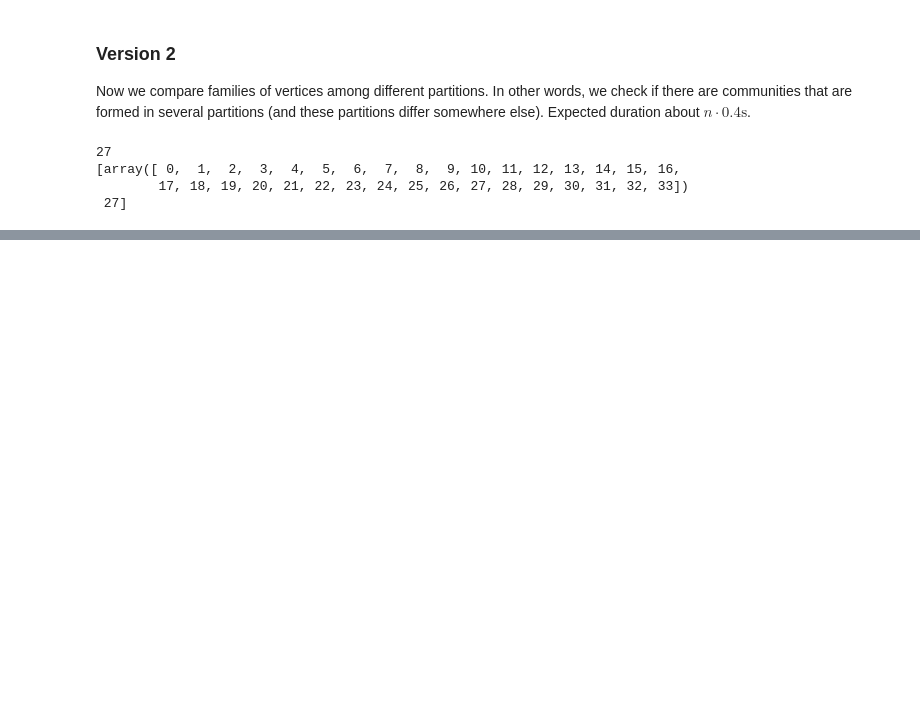
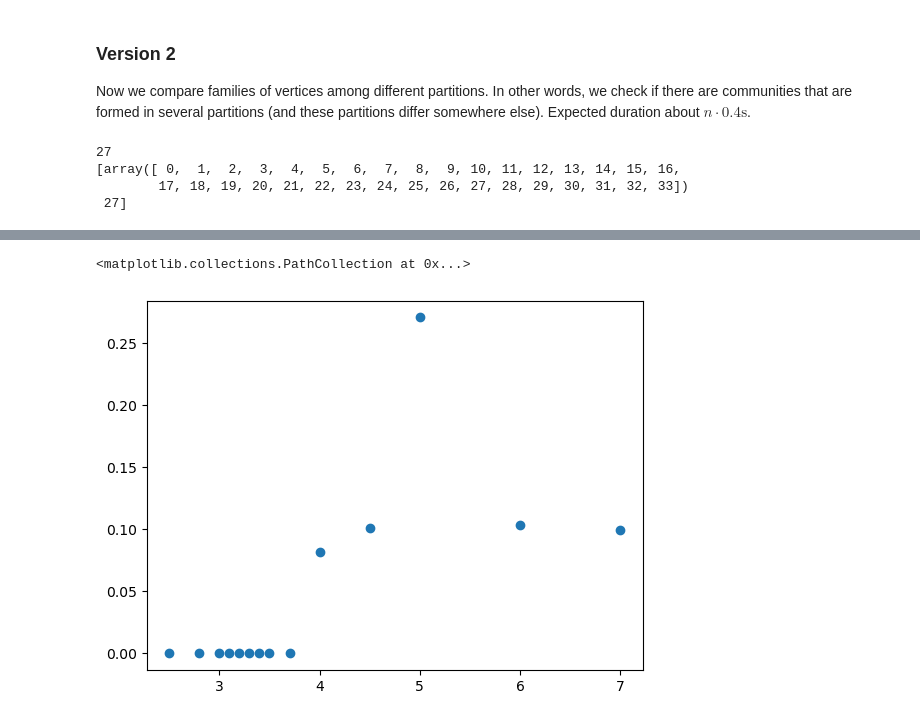
Before and after one commit to ArneWolf/Bd_confidence_communities, a Jupyter notebook: Main.ipynb, the cells around one changed output, grey strips where cells are left out. Drawn from its saved outputs; the diff is of its cells as text; code cells hidden in the pictures; blank space fills up the shorter version.

Commit message:
wrote output routine

```diff
--- a/Main.ipynb
+++ b/Main.ipynb
@@ -168,14 +168,14 @@ Now we compare families of vertices among different partitions. In other words,
 # %%
 n=100
 G=nx.karate_club_graph()
-p=part(G)
+p=part(G,3)
 if len(np.nonzero(p==1)[0])!=0:
     res=np.array([[np.nonzero(p==1)[0],1]])
 for k in range(1,int(np.max(p))):
     if len(np.nonzero(p==k+1)[0])!=0:
         res=np.vstack([res,[np.nonzero(p==k+1)[0],1]])
 for i in range(n-1):
-    p=part(G)
+    p=part(G,3)
     for l in range(int(np.max(p))):
         v=np.nonzero(p==l+1)[0]
         if len(v)!=0:
@@ -221,3 +203,0 @@ array([[array([1., 1., 1., 1., 1., 1., 1., 1., 1., 1., 1., 1., 1., 1., 1., 1., 1
-# %%
-for i in range(8):
-    print(modularity(res[i,0],G))
@@ -238,0 +204,26 @@ res
+# %%
+def basicalg(n,r,G):
+    """
+    Running the experiment n times for r and G, giving average modularity, top modularity and average number of clusters
+    Output: r, frequency of most likely outcome, its modularity, average nr of clusters, average modularity, which one is most likely partition
+    """
+    G=nx.karate_club_graph()
+    res=np.array([[part(G,r),1]])
+    for i in range(n-1):
+        p=part(G,r)
+        b=0
+        for k in range(len(res[:,0])):
+            if (res[k,0]==p).all():
+                res[k,1]=res[k,1]+1
+                b=1
+        if b==0:
+            res=np.vstack([res,[p,1]])
+    anum=0
+    amod=0
+    for i in range(len(res[:,0])):
+        for j in range(int(max(res[i,0]))):
+            if any(res[i,0]==j+1):
+                anum=anum+res[i,1]
+        amod=amod+res[i,1]*modularity(res[i,0],G)
+    out=[r,np.max(res[:,1])/n,modularity(res[np.argmax(res[:,1]),0],G),anum/n,amod/n,len(res[:,1]),res[np.argmax(res[:,1]),0]]
+    return out
@@ -238,0 +245,7 @@ res
+# %%
+n=100
+G=nx.karate_club_graph()
+#data=basicalg(n,2.5,G)
+for r in [5,6,7]:
+    data=np.vstack([data,basicalg(n,r,G)])
+data
@@ -238,0 +270,5 @@ res
+# %%
+plt.scatter(data[:,0],data[:,2])
+# %% [output]
+<matplotlib.collections.PathCollection at 0x...>
+[figure, added]
```
Also changed, not shown: parts of 15 cells of this notebook.
